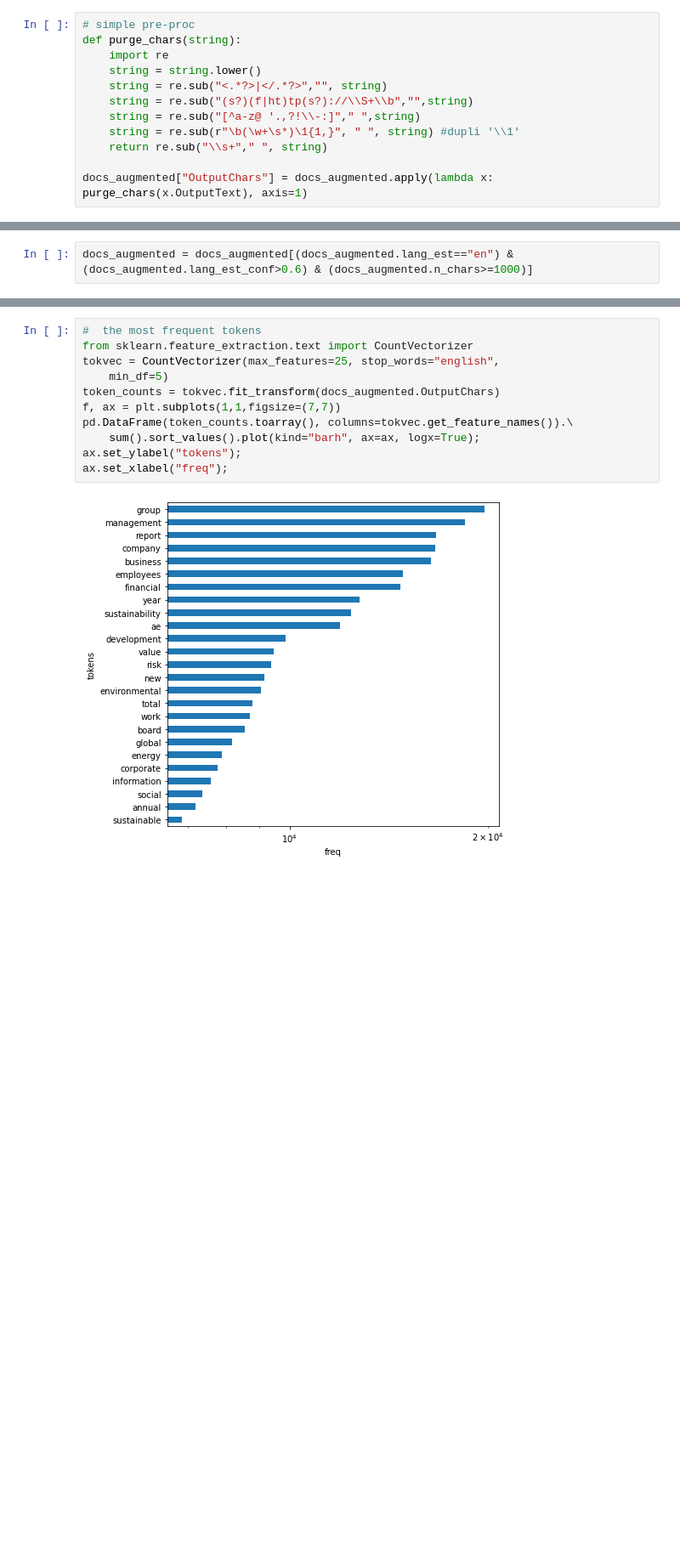
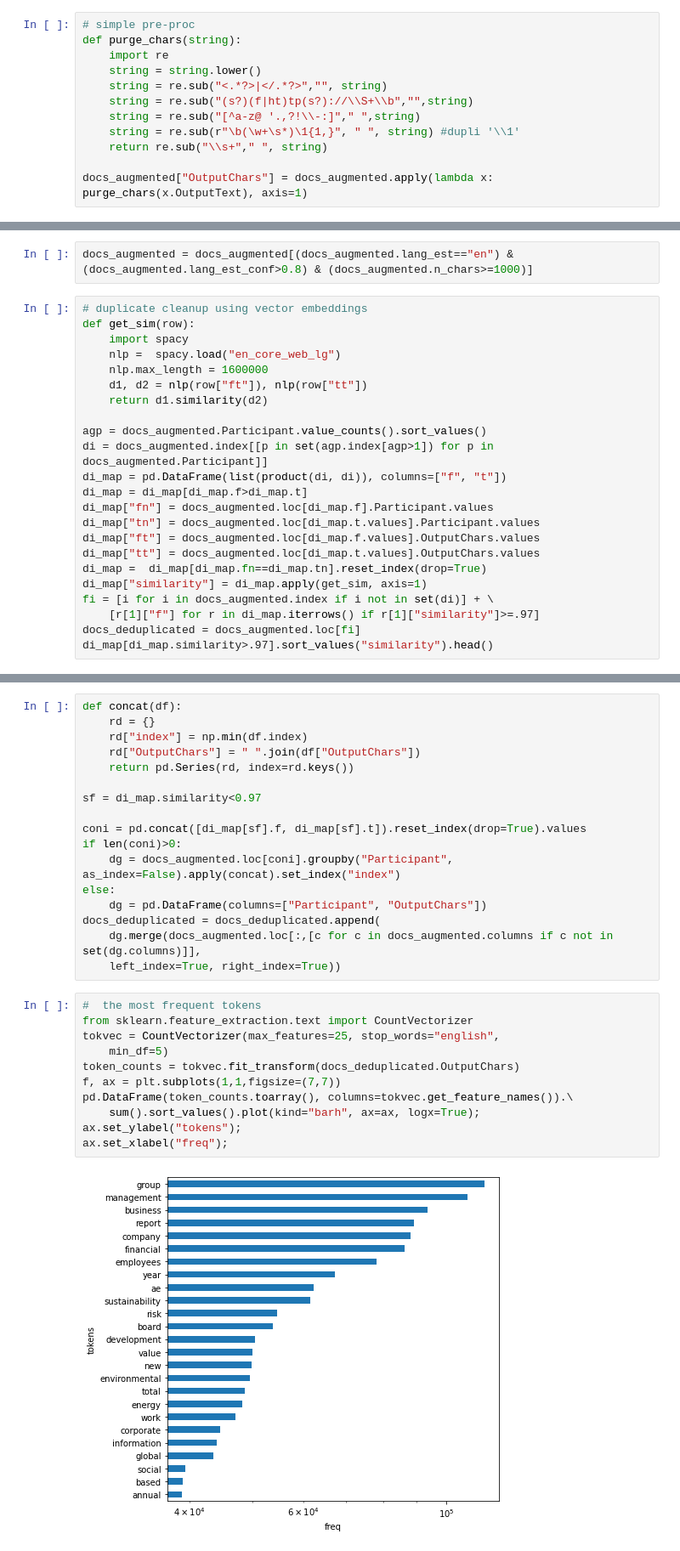
Before and after one commit to fridrichmrtn/sustainability-reports-development-analysis, a Jupyter notebook: doc/preliminary-analysis/preliminary-data-analysis.ipynb, the cells around one changed output, grey strips where cells are left out. Shown at 85% size. Drawn from its saved outputs; the diff is of its cells as text; blank space fills up the shorter version.

```diff
--- a/doc/preliminary-analysis/preliminary-data-analysis.ipynb
+++ b/doc/preliminary-analysis/preliminary-data-analysis.ipynb
@@ -111,2 +115,25 @@ f.tight_layout();
 # %%
-docs_augmented = docs_augmented[(docs_augmented.lang_est=="en") & (docs_augmented.lang_est_conf>0.6) & (docs_augmented.n_chars>=1000)]
+docs_augmented = docs_augmented[(docs_augmented.lang_est=="en") & (docs_augmented.lang_est_conf>0.8) & (docs_augmented.n_chars>=1000)]
+# %%
+# duplicate cleanup using vector embeddings
+def get_sim(row):
+    import spacy
+    nlp =  spacy.load("en_core_web_lg")
+    nlp.max_length = 1600000
+    d1, d2 = nlp(row["ft"]), nlp(row["tt"])
+    return d1.similarity(d2)
+
+agp = docs_augmented.Participant.value_counts().sort_values()
+di = docs_augmented.index[[p in set(agp.index[agp>1]) for p in docs_augmented.Participant]]
+di_map = pd.DataFrame(list(product(di, di)), columns=["f", "t"])
+di_map = di_map[di_map.f>di_map.t]
+di_map["fn"] = docs_augmented.loc[di_map.f].Participant.values
+di_map["tn"] = docs_augmented.loc[di_map.t.values].Participant.values
+di_map["ft"] = docs_augmented.loc[di_map.f.values].OutputChars.values
+di_map["tt"] = docs_augmented.loc[di_map.t.values].OutputChars.values
+di_map =  di_map[di_map.fn==di_map.tn].reset_index(drop=True)
+di_map["similarity"] = di_map.apply(get_sim, axis=1)
+fi = [i for i in docs_augmented.index if i not in set(di)] + \
+    [r[1]["f"] for r in di_map.iterrows() if r[1]["similarity"]>=.97]
+docs_deduplicated = docs_augmented.loc[fi]
+di_map[di_map.similarity>.97].sort_values("similarity").head()
@@ -113,16 +147,33 @@ docs_augmented = docs_augmented[(docs_augmented.lang_est=="en") & (docs_augmente
+# %%
+def concat(df):
+    rd = {}
+    rd["index"] = np.min(df.index)
+    rd["OutputChars"] = " ".join(df["OutputChars"])
+    return pd.Series(rd, index=rd.keys())
+
+sf = di_map.similarity<0.97
+
+coni = pd.concat([di_map[sf].f, di_map[sf].t]).reset_index(drop=True).values
+if len(coni)>0:
+    dg = docs_augmented.loc[coni].groupby("Participant", as_index=False).apply(concat).set_index("index")
+else:
+    dg = pd.DataFrame(columns=["Participant", "OutputChars"])
+docs_deduplicated = docs_deduplicated.append(
+    dg.merge(docs_augmented.loc[:,[c for c in docs_augmented.columns if c not in set(dg.columns)]],
+    left_index=True, right_index=True))
 # %%
 #  the most frequent tokens
 from sklearn.feature_extraction.text import CountVectorizer
 tokvec = CountVectorizer(max_features=25, stop_words="english",
     min_df=5)
-token_counts = tokvec.fit_transform(docs_augmented.OutputChars)
+token_counts = tokvec.fit_transform(docs_deduplicated.OutputChars)
 f, ax = plt.subplots(1,1,figsize=(7,7))
 pd.DataFrame(token_counts.toarray(), columns=tokvec.get_feature_names()).\
     sum().sort_values().plot(kind="barh", ax=ax, logx=True);
 ax.set_ylabel("tokens");
 ax.set_xlabel("freq");
 # %% [output]
-[figure, old version]
+[figure, new version]
 # %%
 import gc
 del tokvec, token_counts
```
Also changed, not shown: parts of 23 cells of this notebook.
